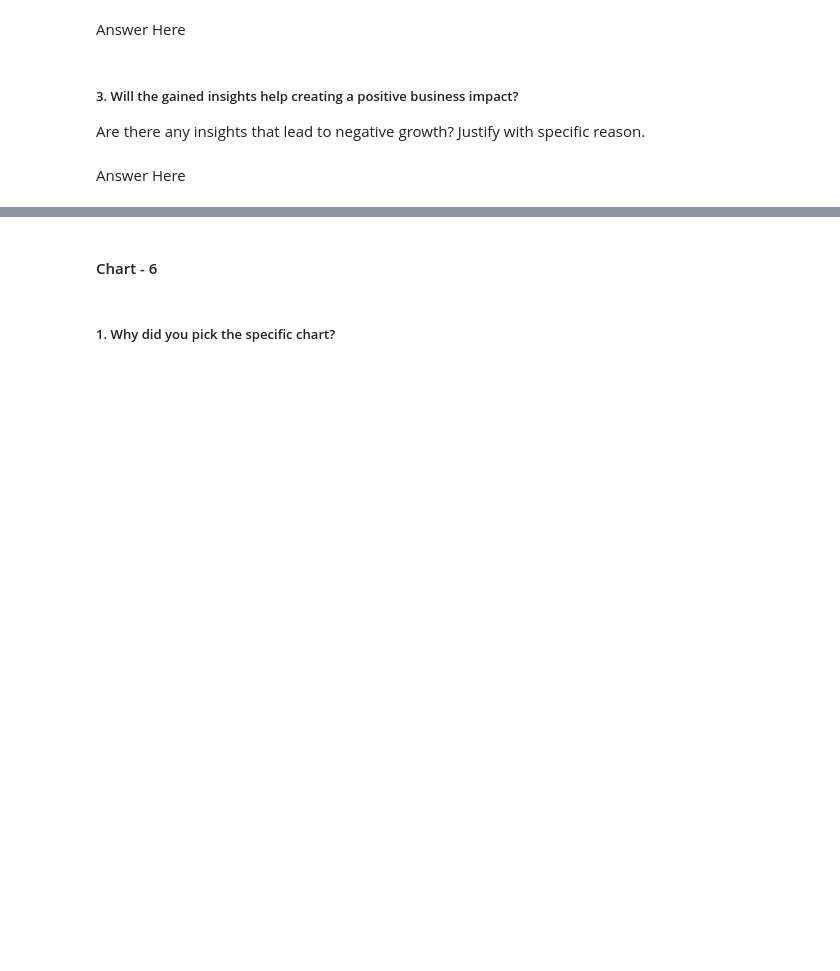
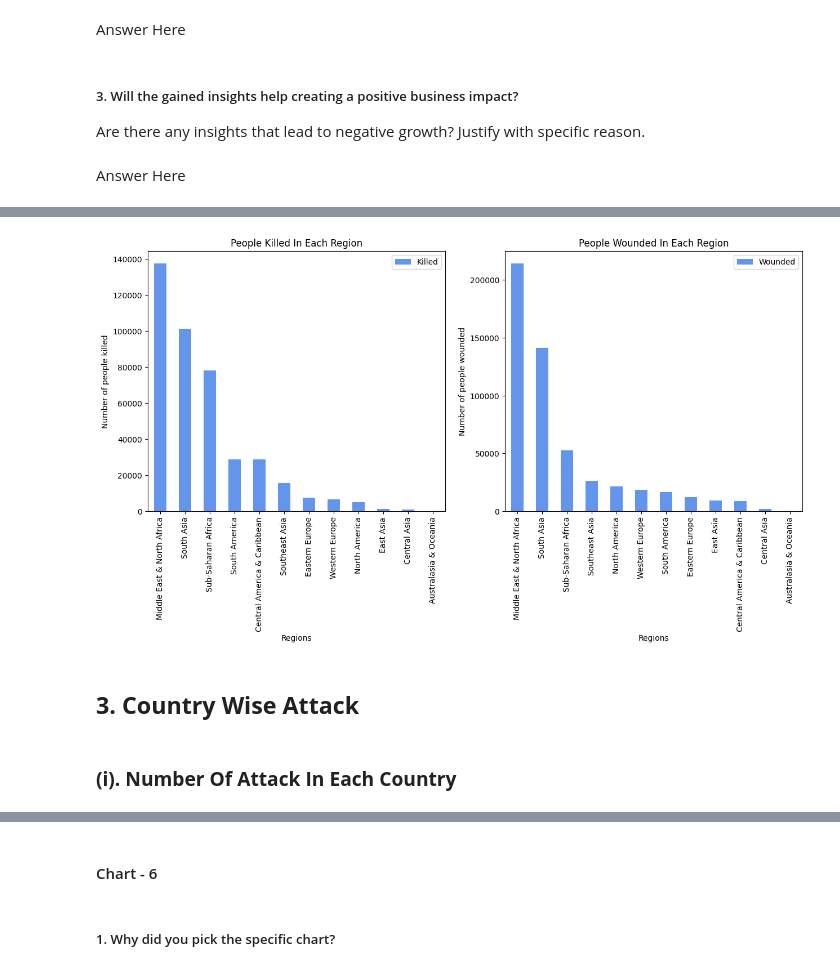
Before and after one commit to amolwagh77/Exploratory-Data-Analysis---Global-Terrorism, a Jupyter notebook: Sample EDA Submission Template.ipynb, the cells around one changed output, grey strips where cells are left out. Saved outputs shown, nothing was run; the diff lists cells and outputs as text; code cells hidden in the pictures; blank space fills up the shorter version.

```diff
--- a/Sample EDA Submission Template.ipynb
+++ b/Sample EDA Submission Template.ipynb
@@ -419,0 +456,3 @@ Answer Here
+# %%
+rk=data[['Region','Killed']].groupby('Region').sum().sort_values(by='Killed',ascending=False)
+rk
@@ -419,0 +476,3 @@ Answer Here
+# %%
+rw=data[['Region','Wounded']].groupby('Region').sum().sort_values(by='Wounded',ascending=False)
+rw
@@ -419,0 +494,23 @@ Answer Here
+# %%
+fig=plt.figure()
+ax0=fig.add_subplot(1,2,1)
+ax1=fig.add_subplot(1,2,2)
+
+rk.plot(kind='bar',color='cornflowerblue',figsize=(15,6),ax=ax0)
+ax0.set_title('People Killed In Each Region')
+ax0.set_xlabel('Regions')
+ax0.set_ylabel("Number of people killed")
+
+
+rw.plot(kind='bar',color='cornflowerblue',figsize=(15,6),ax=ax1)
+ax1.set_title('People Wounded In Each Region')
+ax1.set_xlabel('Regions')
+ax1.set_ylabel('Number of people wounded')
+
+plt.show()
+# %% [output]
+[figure, added]
+# %% [markdown]
+## **3. Country Wise Attack**
+# %% [markdown]
+### **(i). Number Of Attack In Each Country**
```
Also changed, not shown: parts of 34 cells of this notebook.
